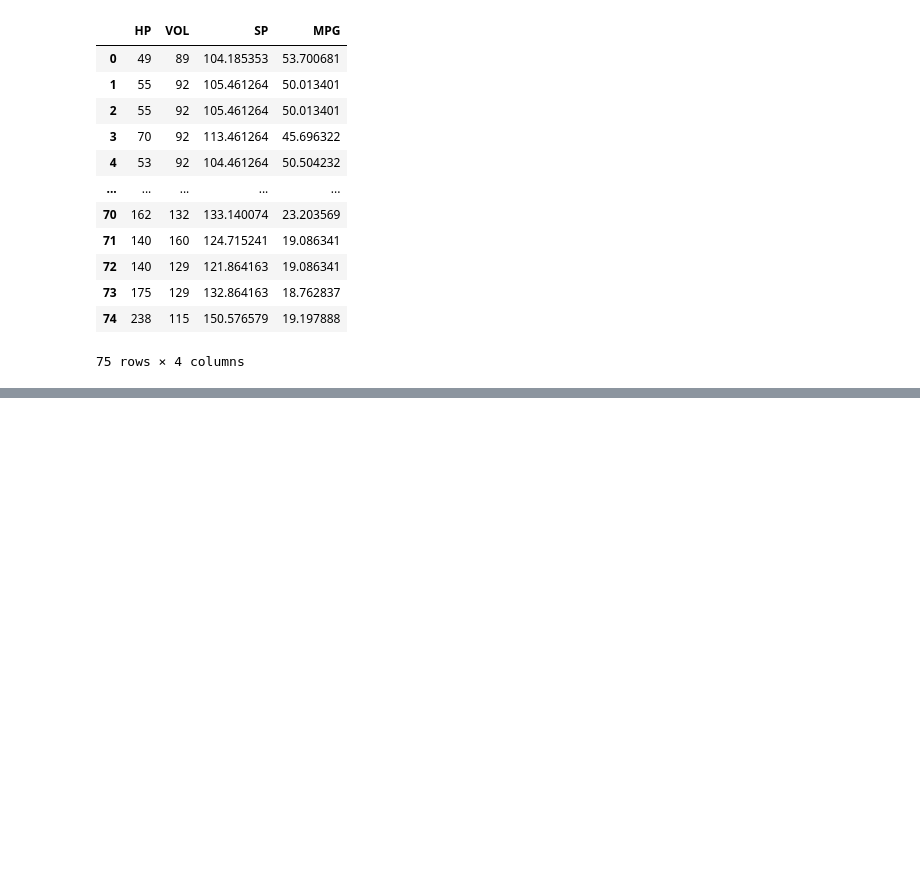
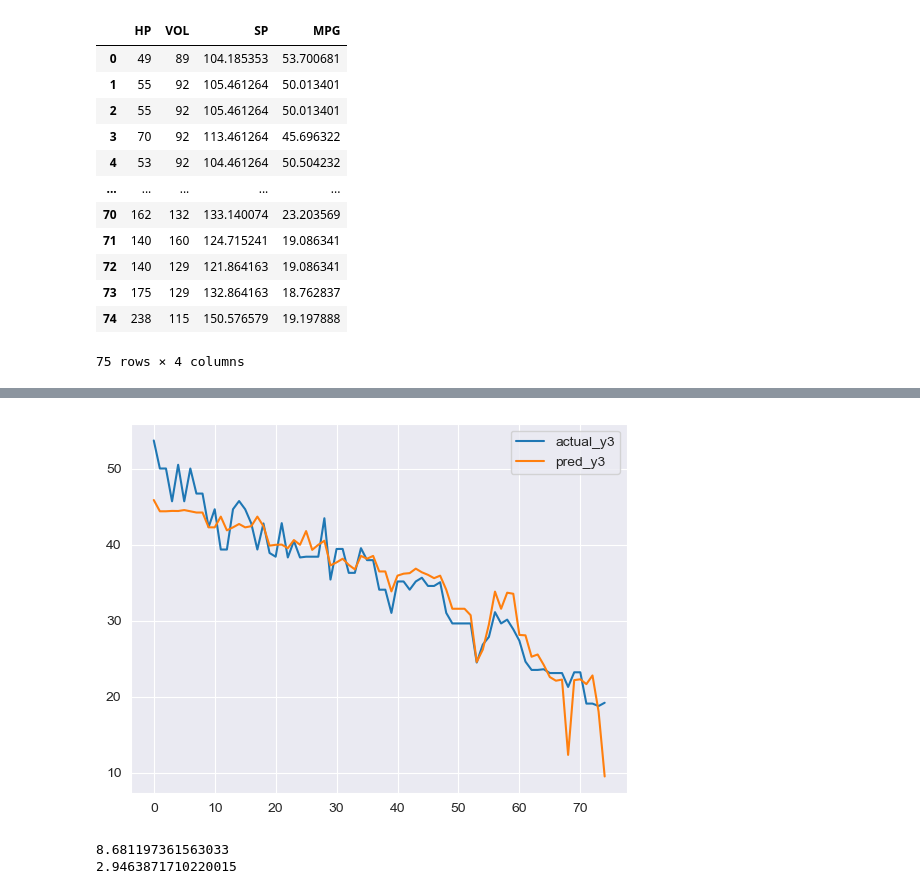
Before and after one commit to AbhinavAlluvada/DevProgram, a Jupyter notebook: MultipleLinearRegression.ipynb, the cells around one changed output, grey strips where cells are left out. Saved outputs shown, nothing was run; the diff lists cells and outputs as text; code cells hidden in the pictures; blank space fills up the shorter version.

```diff
--- a/MultipleLinearRegression.ipynb
+++ b/MultipleLinearRegression.ipynb
@@ -487,3 +487,7 @@ Notes:
 [1] Standard Errors assume that the covariance matrix of the errors is correctly specified.
 [2] The condition number is large, 6.37e+03. This might indicate that there are
 strong multicollinearity or other numerical problems.
+# %%
+df3 = pd.DataFrame()
+df3['actual_y3'] = cars2['MPG']
+df3.head()
@@ -489,0 +501,4 @@ strong multicollinearity or other numerical problems.
+# %%
+pred_y3 = model3.predict(cars2.iloc[:,0:3])
+df3['pred_y3'] = pred_y3
+df3.head()
@@ -489,0 +512,12 @@ strong multicollinearity or other numerical problems.
+# %%
+df3.plot()
+plt.show()
+# %% [output]
+[figure, added]
+# %%
+mse = ms(df3['actual_y3'],df3['pred_y3'])
+print(mse)
+print(np.sqrt(mse))
+# %% [output]
+8.681197361563033
+2.9463871710220015
```
Also changed, not shown: parts of 10 cells of this notebook.
